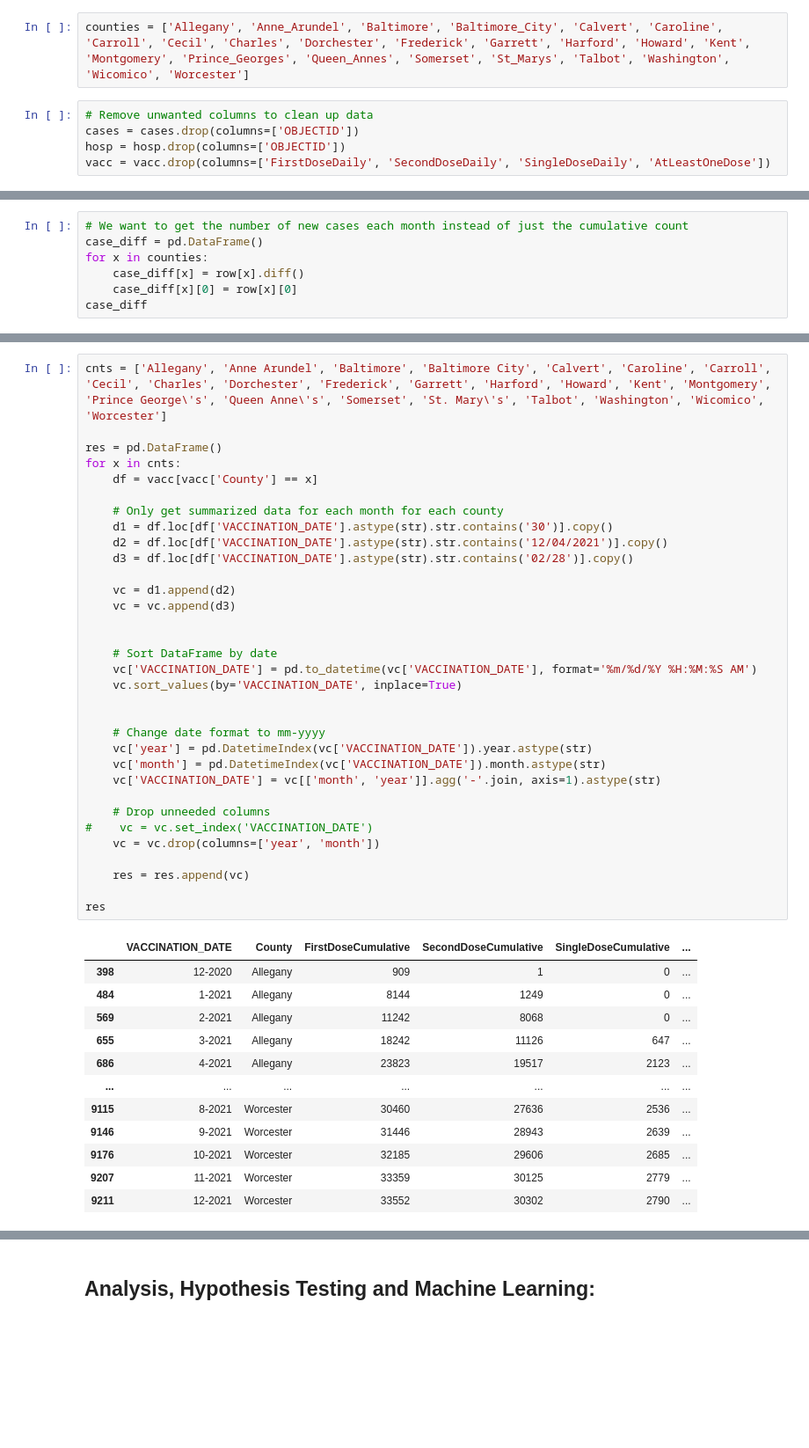
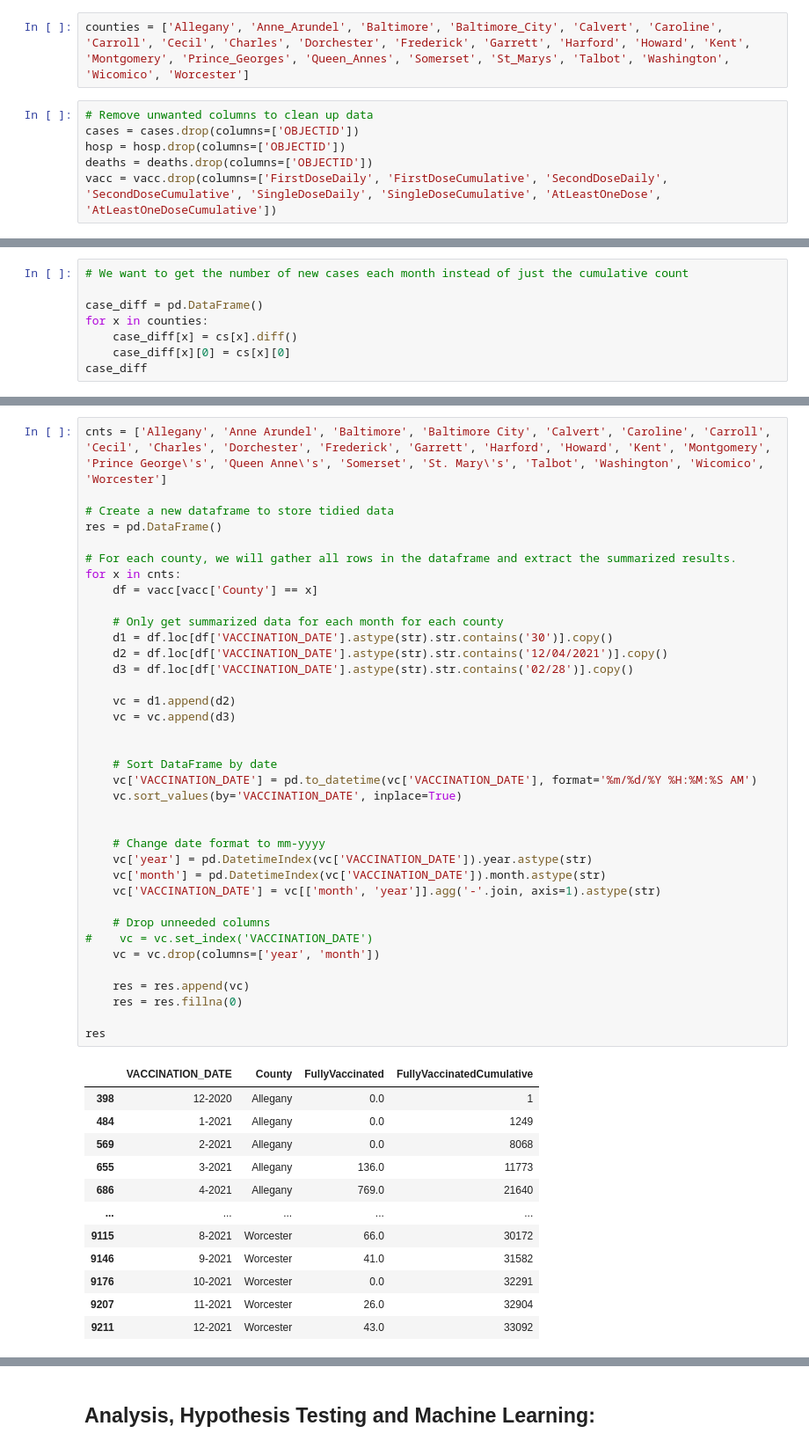
Before and after one commit to emahgoub/emahgoub.github.io, a Jupyter notebook: index.ipynb, the cells around one changed output, grey strips where cells are left out. Shown: that part at 88% size. Drawn from its saved outputs; the diff is of its cells as text; blank space fills up the shorter version.

```diff
--- a/index.ipynb
+++ b/index.ipynb
@@ -77,4 +128,5 @@ counties = ['Allegany', 'Anne_Arundel', 'Baltimore', 'Baltimore_City', 'Calvert'
 # Remove unwanted columns to clean up data
 cases = cases.drop(columns=['OBJECTID'])
 hosp = hosp.drop(columns=['OBJECTID'])
-vacc = vacc.drop(columns=['FirstDoseDaily', 'SecondDoseDaily', 'SingleDoseDaily', 'AtLeastOneDose'])
+deaths = deaths.drop(columns=['OBJECTID'])
+vacc = vacc.drop(columns=['FirstDoseDaily', 'FirstDoseCumulative', 'SecondDoseDaily', 'SecondDoseCumulative', 'SingleDoseDaily', 'SingleDoseCumulative', 'AtLeastOneDose', 'AtLeastOneDoseCumulative'])
@@ -132,7 +180,0 @@ row
-# %%
-# We want to get the number of new cases each month instead of just the cumulative count
-case_diff = pd.DataFrame()
-for x in counties:
-    case_diff[x] = row[x].diff()
-    case_diff[x][0] = row[x][0]
-case_diff
@@ -158,0 +183,8 @@ case_diff
+# %%
+# We want to get the number of new cases each month instead of just the cumulative count
+
+case_diff = pd.DataFrame()
+for x in counties:
+    case_diff[x] = cs[x].diff()
+    case_diff[x][0] = cs[x][0]
+case_diff
@@ -224,46 +283,50 @@ hsp
 # %%
 cnts = ['Allegany', 'Anne Arundel', 'Baltimore', 'Baltimore City', 'Calvert', 'Caroline', 'Carroll', 'Cecil', 'Charles', 'Dorchester', 'Frederick', 'Garrett', 'Harford', 'Howard', 'Kent', 'Montgomery', 'Prince George\'s', 'Queen Anne\'s', 'Somerset', 'St. Mary\'s', 'Talbot', 'Washington', 'Wicomico', 'Worcester']
 
+# Create a new dataframe to store tidied data
 res = pd.DataFrame()
+
+# For each county, we will gather all rows in the dataframe and extract the summarized results.
 for x in cnts:
     df = vacc[vacc['County'] == x]
 
     # Only get summarized data for each month for each county
     d1 = df.loc[df['VACCINATION_DATE'].astype(str).str.contains('30')].copy()
     d2 = df.loc[df['VACCINATION_DATE'].astype(str).str.contains('12/04/2021')].copy()
     d3 = df.loc[df['VACCINATION_DATE'].astype(str).str.contains('02/28')].copy()
 
     vc = d1.append(d2)
     vc = vc.append(d3)
 
 
     # Sort DataFrame by date
     vc['VACCINATION_DATE'] = pd.to_datetime(vc['VACCINATION_DATE'], format='%m/%d/%Y %H:%M:%S AM')
     vc.sort_values(by='VACCINATION_DATE', inplace=True)
 
 
     # Change date format to mm-yyyy
     vc['year'] = pd.DatetimeIndex(vc['VACCINATION_DATE']).year.astype(str)
     vc['month'] = pd.DatetimeIndex(vc['VACCINATION_DATE']).month.astype(str)
     vc['VACCINATION_DATE'] = vc[['month', 'year']].agg('-'.join, axis=1).astype(str)
 
     # Drop unneeded columns
 #    vc = vc.set_index('VACCINATION_DATE')
     vc = vc.drop(columns=['year', 'month'])
 
     res = res.append(vc)
+    res = res.fillna(0)
 
 res
 # %% [output]
-|  | VACCINATION_DATE | County | FirstDoseCumulative | SecondDoseCumulative | SingleDoseCumulative | ... |
-| 398 | 12-2020 | Allegany | 909 | 1 | 0 | ... |
-| 484 | 1-2021 | Allegany | 8144 | 1249 | 0 | ... |
-| 569 | 2-2021 | Allegany | 11242 | 8068 | 0 | ... |
-| 655 | 3-2021 | Allegany | 18242 | 11126 | 647 | ... |
-| 686 | 4-2021 | Allegany | 23823 | 19517 | 2123 | ... |
-| ... | ... | ... | ... | ... | ... | ... |
-| 9115 | 8-2021 | Worcester | 30460 | 27636 | 2536 | ... |
-| 9146 | 9-2021 | Worcester | 31446 | 28943 | 2639 | ... |
-| 9176 | 10-2021 | Worcester | 32185 | 29606 | 2685 | ... |
-| 9207 | 11-2021 | Worcester | 33359 | 30125 | 2779 | ... |
-| 9211 | 12-2021 | Worcester | 33552 | 30302 | 2790 | ... |
+|  | VACCINATION_DATE | County | FullyVaccinated | FullyVaccinatedCumulative |
+| 398 | 12-2020 | Allegany | 0.0 | 1 |
+| 484 | 1-2021 | Allegany | 0.0 | 1249 |
+| 569 | 2-2021 | Allegany | 0.0 | 8068 |
+| 655 | 3-2021 | Allegany | 136.0 | 11773 |
+| 686 | 4-2021 | Allegany | 769.0 | 21640 |
+| ... | ... | ... | ... | ... |
+| 9115 | 8-2021 | Worcester | 66.0 | 30172 |
+| 9146 | 9-2021 | Worcester | 41.0 | 31582 |
+| 9176 | 10-2021 | Worcester | 0.0 | 32291 |
+| 9207 | 11-2021 | Worcester | 26.0 | 32904 |
+| 9211 | 12-2021 | Worcester | 43.0 | 33092 |
```
Also changed, not shown: parts of 49 cells of this notebook, 1 other file.
